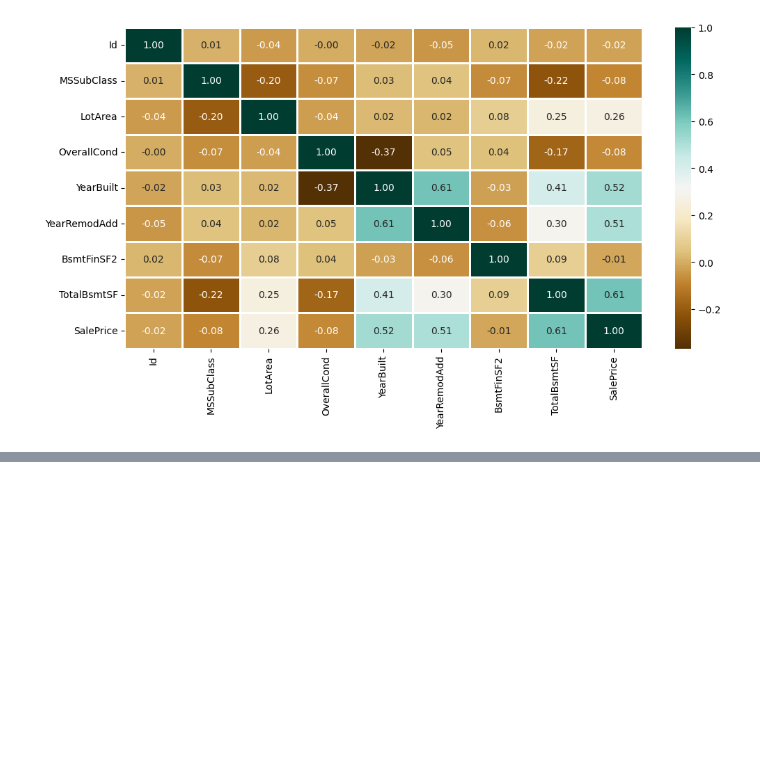
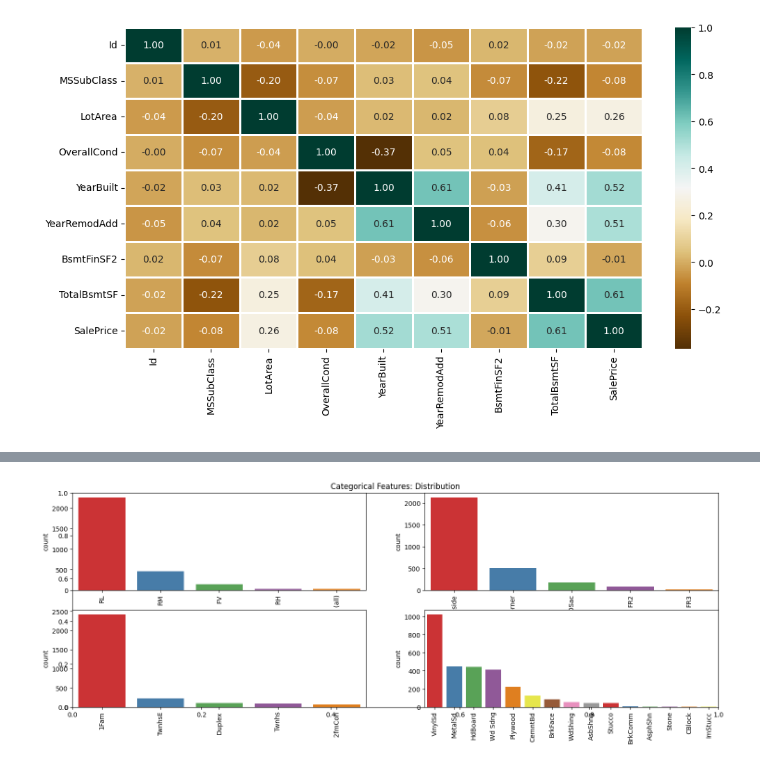
Before and after one commit to Liziye725/data_analysis_model, a Jupyter notebook: HousePricePrediction/HousePricePrediction.ipynb, the cells around one changed output, grey strips where cells are left out. Cells and saved outputs as stored; diff of their text form; code cells hidden in the pictures; blank space fills up the shorter version.

```diff
--- a/HousePricePrediction/HousePricePrediction.ipynb
+++ b/HousePricePrediction/HousePricePrediction.ipynb
@@ -74,0 +71,13 @@ print(object_cols)
+# %%
+plt.figure(figsize=(18, 6))
+plt.title('Categorical Features: Distribution')
+index = 1
+
+for col in object_cols:
+    y = dataset[col].value_counts()
+    plt.subplot(2, 2, index)
+    sns.barplot(x=list(y.index), y=y, hue=list(y.index), palette='Set1')
+    plt.xticks(rotation=90)
+    index +=1
+# %% [output]
+[figure, added]
```
Also changed, not shown: parts of 3 cells of this notebook.
